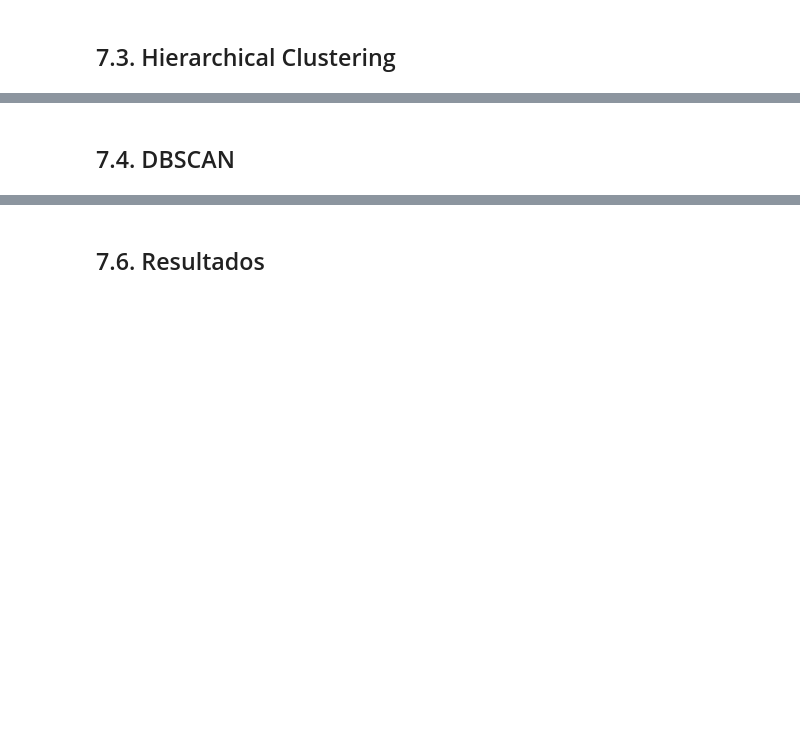
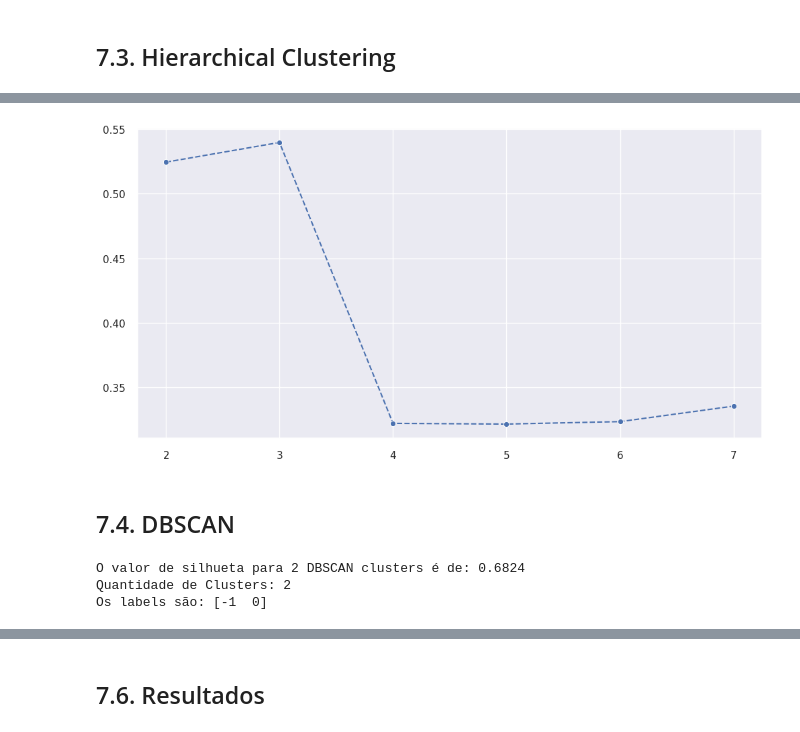
Before and after one commit to leassis91/allmart, a Jupyter notebook: notebooks/c08_modeling_clusters.ipynb, the cells around one changed output, grey strips where cells are left out. Cells and saved outputs as stored; diff of their text form; code cells hidden in the pictures; blank space fills up the shorter version.

```diff
--- a/notebooks/c08_modeling_clusters.ipynb
+++ b/notebooks/c08_modeling_clusters.ipynb
@@ -1193,2 +1249,27 @@ sns.lineplot(x=clusters, y=gmm_list, linestyle='--', marker='o', color='b');
+# %%
+sns.lineplot(x=clusters, y=hc_list, linestyle='--', marker='o', color='b');
+# %% [output]
+[figure, added]
 # %% [markdown]
 ## 7.4. DBSCAN
+# %%
+# Raio do Cluster
+eps=.2
+min_samples=5
+
+# Model Definition
+dbscan_model = DBSCAN(eps=eps, min_samples=min_samples)
+
+# Model Training & Predict
+db_labels = dbscan_model.fit_predict(X)
+
+# Model Performance
+db_sil = silhouette_score(X, db_labels)
+
+print(f"O valor de silhueta para {len(np.unique(db_labels))} {type(dbscan_model).__name__} clusters é de: {db_sil:.4f}")
+print(f"Quantidade de Clusters: {len(np.unique(db_labels))}")
+print(f"Os labels são: {np.unique(db_labels)}")
+# %% [output]
+O valor de silhueta para 2 DBSCAN clusters é de: 0.6824
+Quantidade de Clusters: 2
+Os labels são: [-1  0]
```
Also changed, not shown: parts of 20 cells of this notebook.
